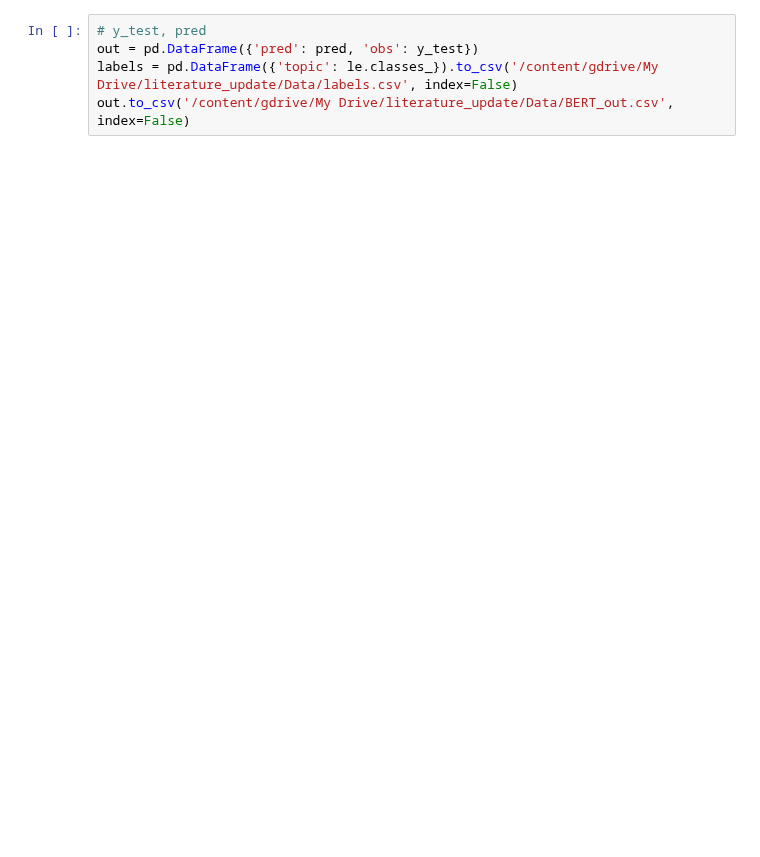
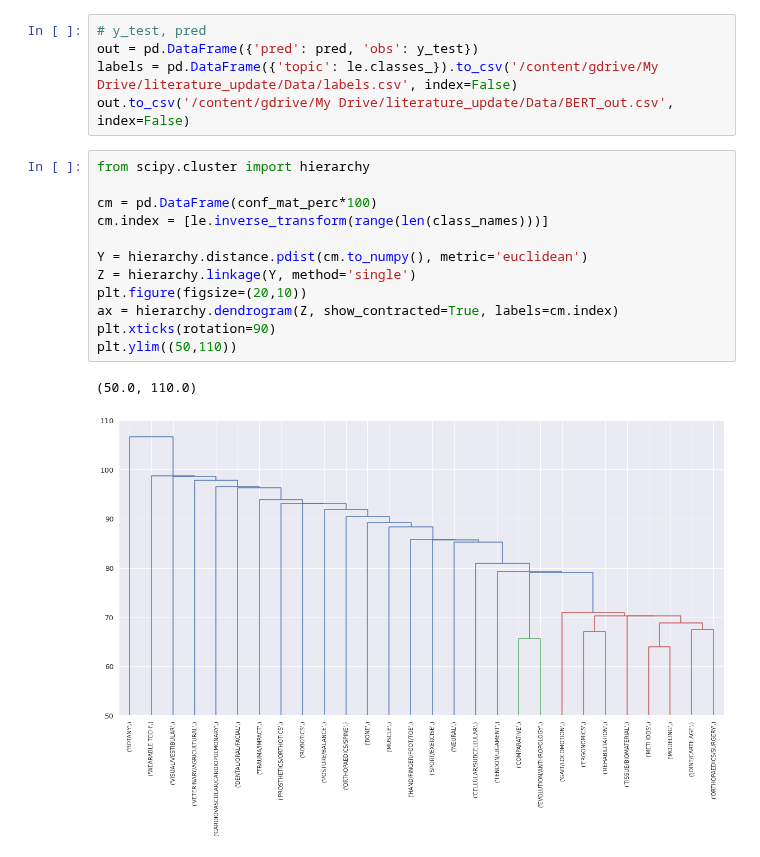
Before and after one commit to alcantarar/literature_update, a Jupyter notebook: Construct_Models/BERT_lit_up.ipynb, the cells around one changed output. Drawn from its saved outputs; the diff is of its cells as text; blank space fills up the shorter version.

Commit message:
bert 28 classes, 445-100 titles per class, sorted confusion matrix based on heirarchical clustering

```diff
--- a/Construct_Models/BERT_lit_up.ipynb
+++ b/Construct_Models/BERT_lit_up.ipynb
@@ -352,3 +343,18 @@ plt.show()
 out = pd.DataFrame({'pred': pred, 'obs': y_test})
 labels = pd.DataFrame({'topic': le.classes_}).to_csv('/content/gdrive/My Drive/literature_update/Data/labels.csv', index=False)
 out.to_csv('/content/gdrive/My Drive/literature_update/Data/BERT_out.csv', index=False)
+# %%
+from scipy.cluster import hierarchy
+
+cm = pd.DataFrame(conf_mat_perc*100)
+cm.index = [le.inverse_transform(range(len(class_names)))]
+
+Y = hierarchy.distance.pdist(cm.to_numpy(), metric='euclidean')
+Z = hierarchy.linkage(Y, method='single')
+plt.figure(figsize=(20,10))
+ax = hierarchy.dendrogram(Z, show_contracted=True, labels=cm.index)
+plt.xticks(rotation=90)
+plt.ylim((50,110))
+# %% [output]
+(50.0, 110.0)
+[figure, added]
```
Also changed, not shown: parts of 6 cells of this notebook, 4 other files.
